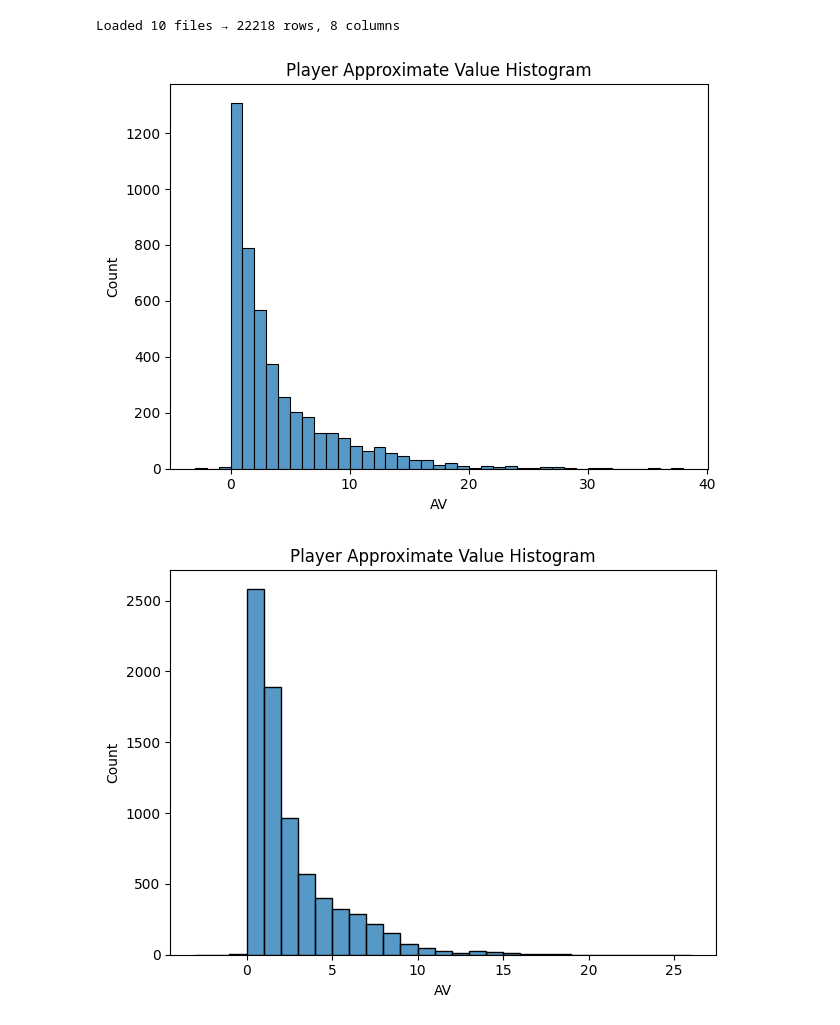
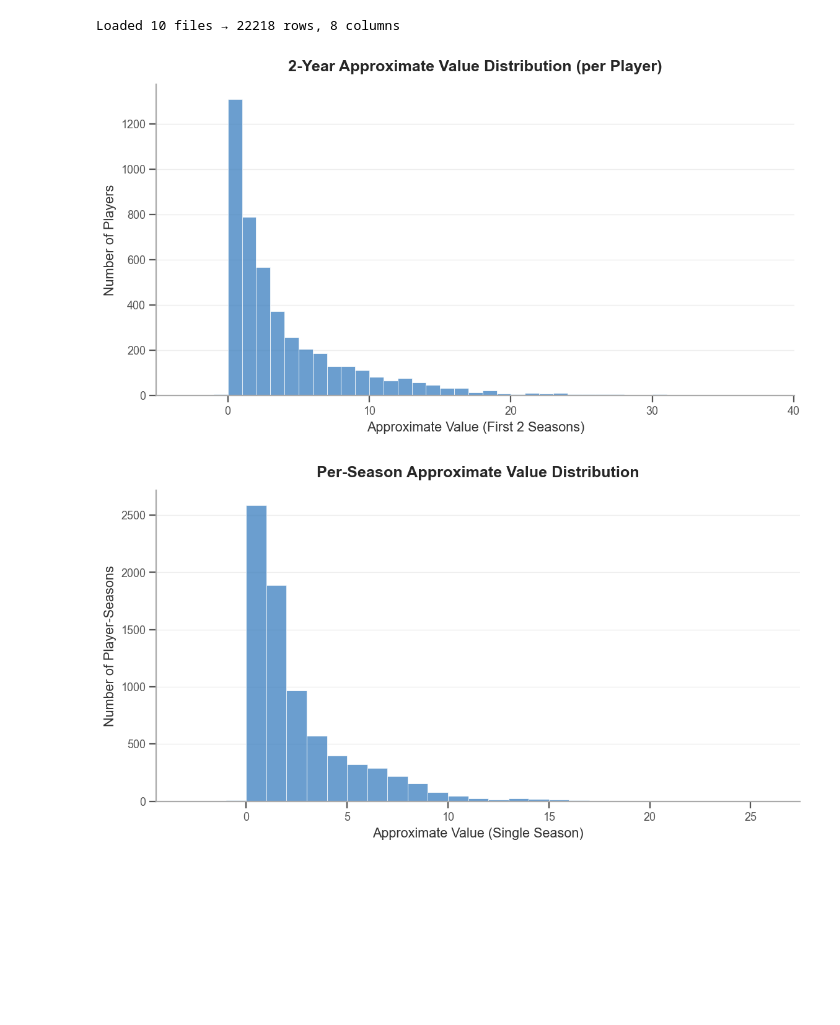
Before and after one commit to arnavk377/DraftSight, a Jupyter notebook: scraping_av/data_cleaning.ipynb, the cells around one changed output. Saved outputs shown, nothing was run; the diff lists cells and outputs as text; code cells hidden in the pictures; blank space fills up the shorter version.

```diff
--- a/scraping_av/data_cleaning.ipynb
+++ b/scraping_av/data_cleaning.ipynb
@@ -5,6 +5,28 @@ import os
 from pathlib import Path
 import seaborn as sns
 import matplotlib.pyplot as plt
+
+# --- Global plot theme ---
+sns.set_theme(style="ticks", palette="muted")
+plt.rcParams.update({
+    "figure.dpi": 130,
+    "axes.spines.top": False,
+    "axes.spines.right": False,
+    "axes.titlesize": 14,
+    "axes.titleweight": "bold",
+    "axes.titlepad": 12,
+    "axes.labelsize": 12,
+    "axes.labelcolor": "#333333",
+    "xtick.labelsize": 10,
+    "ytick.labelsize": 10,
+    "xtick.color": "#555555",
+    "ytick.color": "#555555",
+    "axes.edgecolor": "#AAAAAA",
+    "grid.color": "#EEEEEE",
+    "grid.linewidth": 0.8,
+    "figure.facecolor": "white",
+    "axes.facecolor": "white",
+})
 # %%
 ## READING DATA
 data_dir = Path("data")
@@ -31,26 +53,50 @@ combined = combined[(combined['Experience'] == 0) | (combined['Experience'] == 1
 # summed_av is the sum of AV for each player across all seasons, so we can see how much AV a player has accumulated in their first two seasons
 summed_av = combined.groupby('Player')['AV'].sum().reset_index()
 # %%
+fig, ax = plt.subplots(figsize=(9, 5))
+
 sns.histplot(
     data=summed_av,
     x='AV',
-    bins = np.arange(summed_av['AV'].min(), summed_av['AV'].max() + 2),
+    bins=np.arange(summed_av['AV'].min(), summed_av['AV'].max() + 2),
+    color="#3A7EBF",
+    edgecolor="white",
+    linewidth=0.4,
+    ax=ax,
 )
 
-plt.title('Player Approximate Value Histogram')
+ax.set_title("2-Year Approximate Value Distribution (per Player)")
+ax.set_xlabel("Approximate Value (First 2 Seasons)")
+ax.set_ylabel("Number of Players")
+ax.yaxis.grid(True)
+ax.set_axisbelow(True)
+sns.despine()
+
 plt.tight_layout()
 plt.show()
 # %% [output]
-[figure, old version]
+[figure, new version]
 # %%
+fig, ax = plt.subplots(figsize=(9, 5))
+
 sns.histplot(
     data=combined,
     x='AV',
-    bins = np.arange(combined['AV'].min(), combined['AV'].max() + 2),
+    bins=np.arange(combined['AV'].min(), combined['AV'].max() + 2),
+    color="#3A7EBF",
+    edgecolor="white",
+    linewidth=0.4,
+    ax=ax,
 )
 
-plt.title('Player Approximate Value Histogram')
+ax.set_title("Per-Season Approximate Value Distribution")
+ax.set_xlabel("Approximate Value (Single Season)")
+ax.set_ylabel("Number of Player-Seasons")
+ax.yaxis.grid(True)
+ax.set_axisbelow(True)
+sns.despine()
+
 plt.tight_layout()
 plt.show()
 # %% [output]
-[figure, old version]
+[figure, new version]
```
